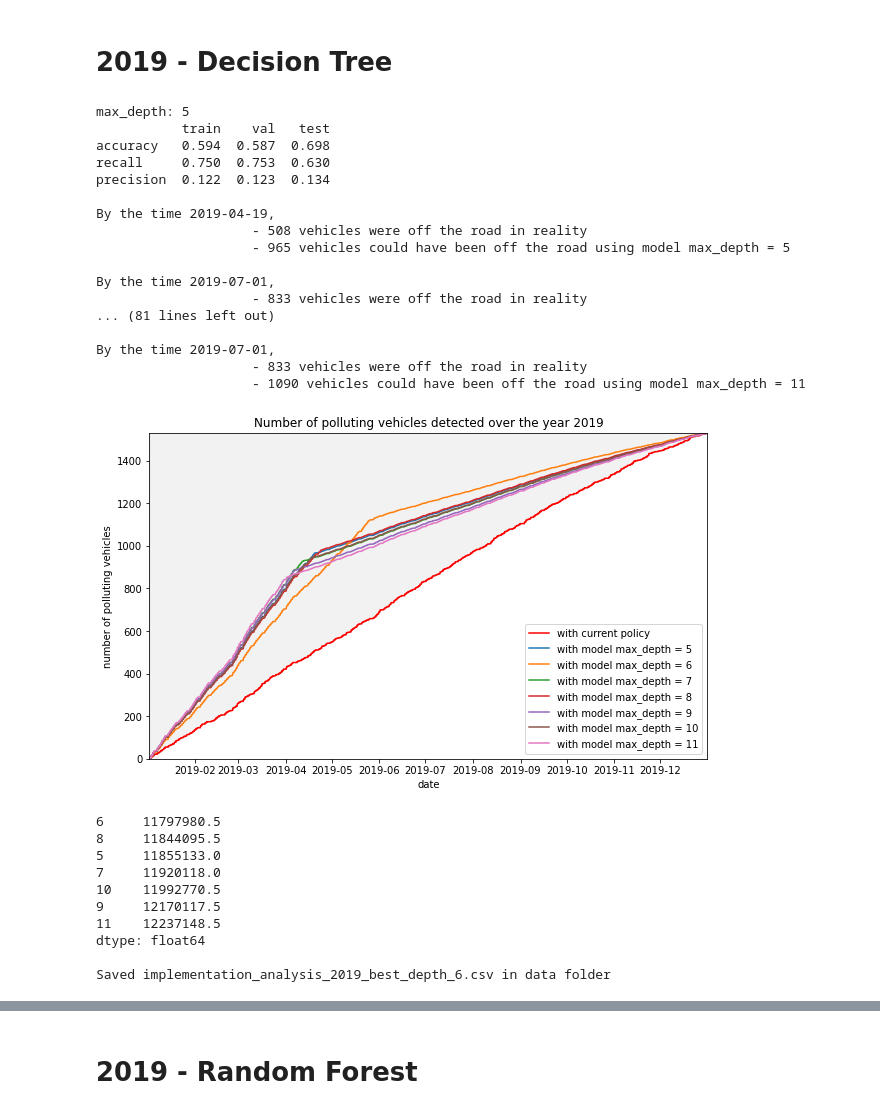
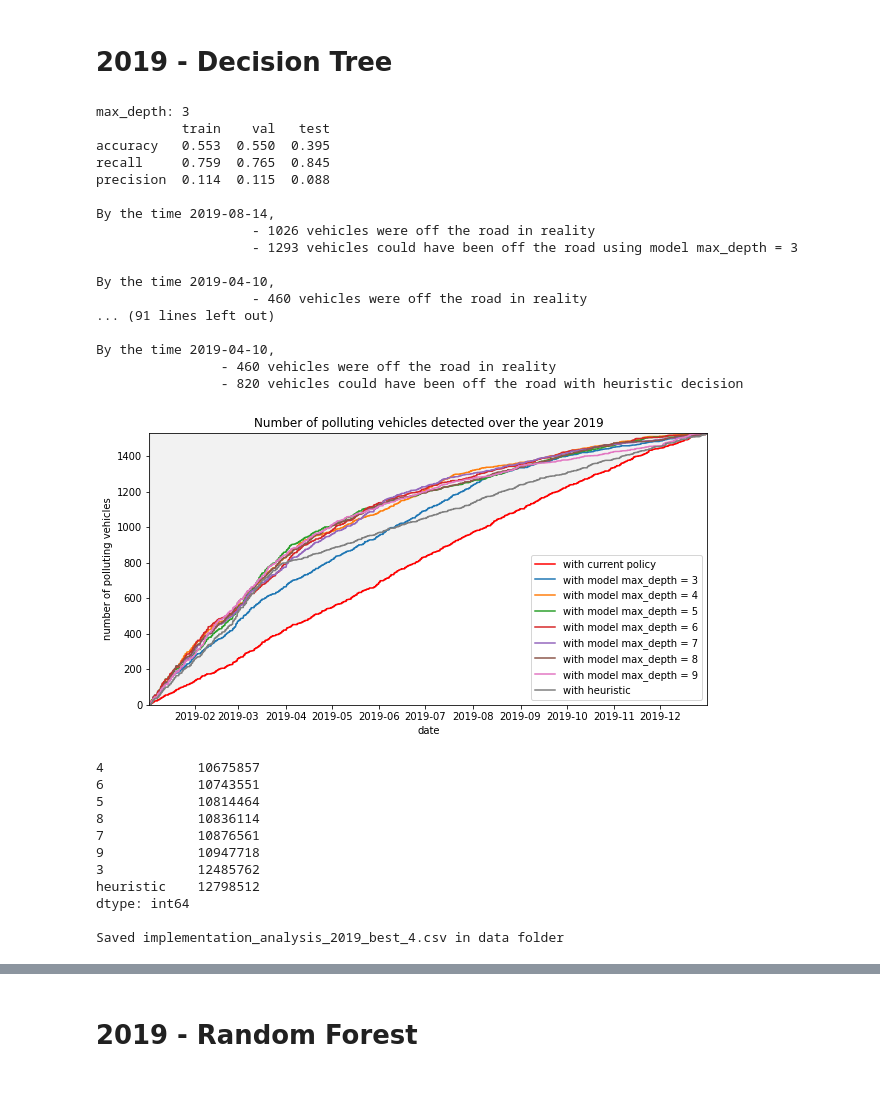
Before and after one commit to hanbo-e/wimlds_emissions, a Jupyter notebook: notebooks/what_if_2019_guli.ipynb, the cells around one changed output, grey strips where cells are left out. Drawn from its saved outputs; the diff is of its cells as text; code cells hidden in the pictures; blank space fills up the shorter version.

```diff
--- a/notebooks/what_if_2019_guli.ipynb
+++ b/notebooks/what_if_2019_guli.ipynb
@@ -84,34 +80,35 @@ imp.plot_clean()
 # %%
 imp.cols = ['VEHICLE_AGE', 'MILE_YEAR', 'MAKE', 'MODEL_YEAR', 'ENGINE_WEIGHT_RATIO']
 # %%
-imp.implement(2019, max_depth=np.arange(5, 12))
+imp.implement(2019, max_depth=np.arange(3, 10))
 # %% [output]
-max_depth: 5
+max_depth: 3
            train    val   test
-accuracy   0.594  0.587  0.698
-recall     0.750  0.753  0.630
-precision  0.122  0.123  0.134
+accuracy   0.553  0.550  0.395
+recall     0.759  0.765  0.845
+precision  0.114  0.115  0.088
 
-By the time 2019-04-19,
-                    - 508 vehicles were off the road in reality
-                    - 965 vehicles could have been off the road using model max_depth = 5
+By the time 2019-08-14,
+                    - 1026 vehicles were off the road in reality
+                    - 1293 vehicles could have been off the road using model max_depth = 3
 
-By the time 2019-07-01,
-                    - 833 vehicles were off the road in reality
-... (81 lines left out)
+By the time 2019-04-10,
+                    - 460 vehicles were off the road in reality
+... (91 lines left out)
 
-By the time 2019-07-01,
-                    - 833 vehicles were off the road in reality
-                    - 1090 vehicles could have been off the road using model max_depth = 11
+By the time 2019-04-10,
+                - 460 vehicles were off the road in reality
+                - 820 vehicles could have been off the road with heuristic decision
-[figure, old version]
+[figure, new version]
-6     11797980.5
-8     11844095.5
-5     11855133.0
-7     11920118.0
-10    11992770.5
-9     12170117.5
-11    12237148.5
-dtype: float64
+4            10675857
+6            10743551
+5            10814464
+8            10836114
+7            10876561
+9            10947718
+3            12485762
+heuristic    12798512
+dtype: int64
 
-Saved implementation_analysis_2019_best_depth_6.csv in data folder
+Saved implementation_analysis_2019_best_4.csv in data folder
 # %%
```
Also changed, not shown: parts of 11 cells of this notebook, 1 other file.
